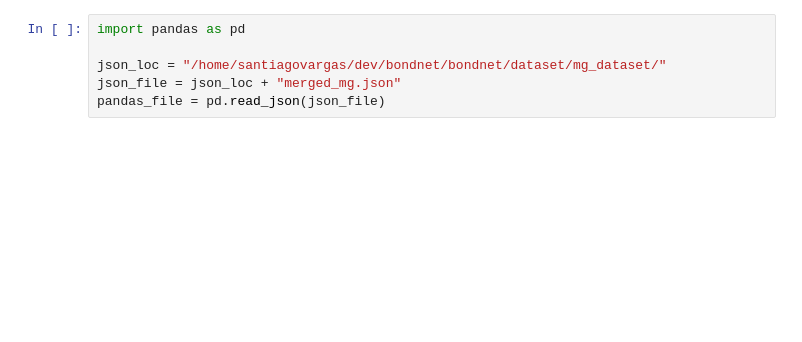
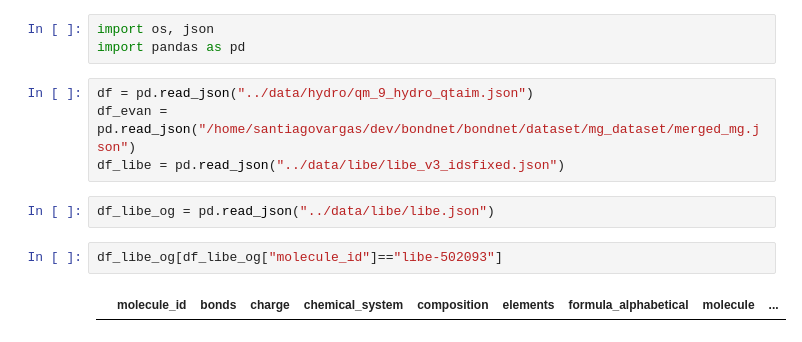
Before and after one commit to santi921/qtaim_generator, a Jupyter notebook: source/data_munge.ipynb, the cells around one changed output. Cells and saved outputs as stored; diff of their text form; blank space fills up the shorter version.

```diff
--- a/source/data_munge.ipynb
+++ b/source/data_munge.ipynb
@@ -1,6 +1,13 @@
+# %%
+import os, json
+import pandas as pd
 # %%
-import pandas as pd
-
-json_loc = "/home/santiagovargas/dev/bondnet/bondnet/dataset/mg_dataset/"
-json_file = json_loc + "merged_mg.json"
-pandas_file = pd.read_json(json_file)
+df = pd.read_json("../data/hydro/qm_9_hydro_qtaim.json")
+df_evan = pd.read_json("/home/santiagovargas/dev/bondnet/bondnet/dataset/mg_dataset/merged_mg.json")
+df_libe = pd.read_json("../data/libe/libe_v3_idsfixed.json")
+# %%
+df_libe_og = pd.read_json("../data/libe/libe.json")
+# %%
+df_libe_og[df_libe_og["molecule_id"]=="libe-502093"]
+# %% [output]
+|  | molecule_id | bonds | charge | chemical_system | composition | elements | formula_alphabetical | molecule | ... |
```
Also changed, not shown: parts of 14 cells of this notebook, 1 other file.
